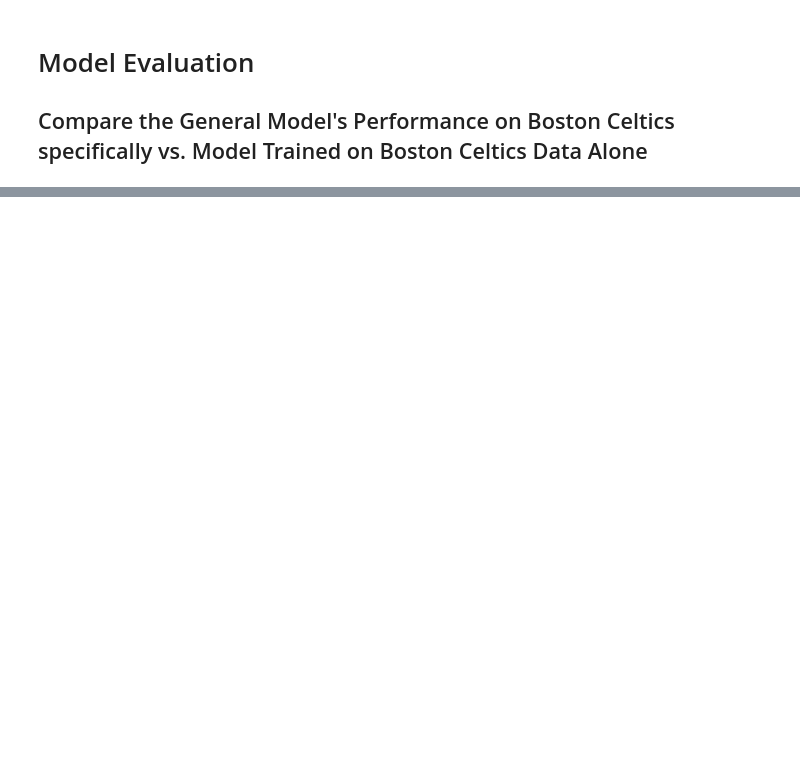
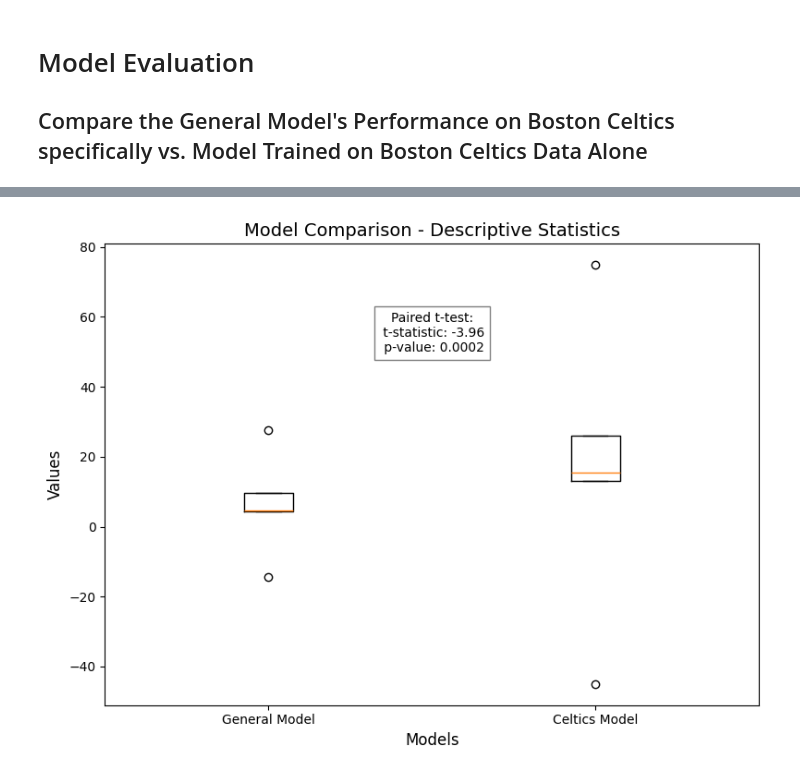
Before and after one commit to anzyu-neu/cs6140_project, a Jupyter notebook: sample_nns/bos_model_evaluation.ipynb, the cells around one changed output, grey strips where cells are left out. Saved outputs shown, nothing was run; the diff lists cells and outputs as text; code cells hidden in the pictures; blank space fills up the shorter version.

Commit message:
slight modifications to compare NN model with bos specific

```diff
--- a/sample_nns/bos_model_evaluation.ipynb
+++ b/sample_nns/bos_model_evaluation.ipynb
@@ -72 +72,28 @@ t-statistic: -3.45, p-value: 0.0010
 - This suggests that the general model performs significantly better than the Celtics-specific model on Boston Celtics data.
+# %%
+# Data for the boxplot
+general_model_stats = [-14.47, 27.69, 4.56, 4.45, 9.69]
+celtics_model_stats = [-45.05, 74.89, 15.38, 13.03, 25.98]
+
+# Create the boxplot
+fig, ax = plt.subplots(figsize=(8, 6))
+ax.boxplot([general_model_stats, celtics_model_stats], tick_labels=['General Model', 'Celtics Model'])
+
+# Add titles and labels
+ax.set_title('Model Comparison - Descriptive Statistics', fontsize=14)
+ax.set_ylabel('Values', fontsize=12)
+ax.set_xlabel('Models', fontsize=12)
+
+# Annotate paired t-test result
+t_test_text = "Paired t-test:\n t-statistic: -3.96\n p-value: 0.0002"
+plt.text(1.5, 50, t_test_text, ha='center', fontsize=10, bbox=dict(facecolor='white', alpha=0.5))
+
+# Show the plot
+plt.tight_layout()
+
+# Save the figure
+plt.savefig('model_comparison_boxplot.png', dpi=300, bbox_inches='tight')
+
+plt.show()
+# %% [output]
+[figure, added]
```
Also changed, not shown: parts of 2 cells of this notebook, 1 other file.
